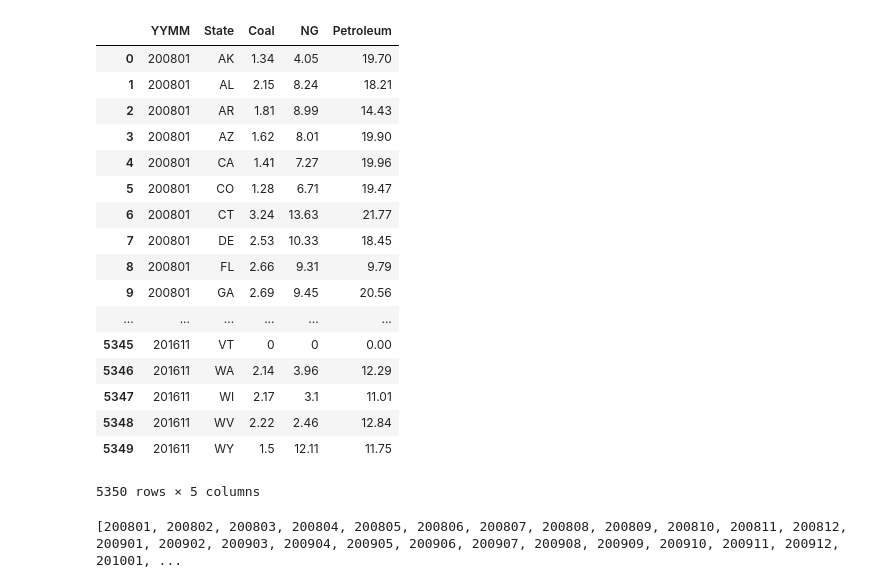
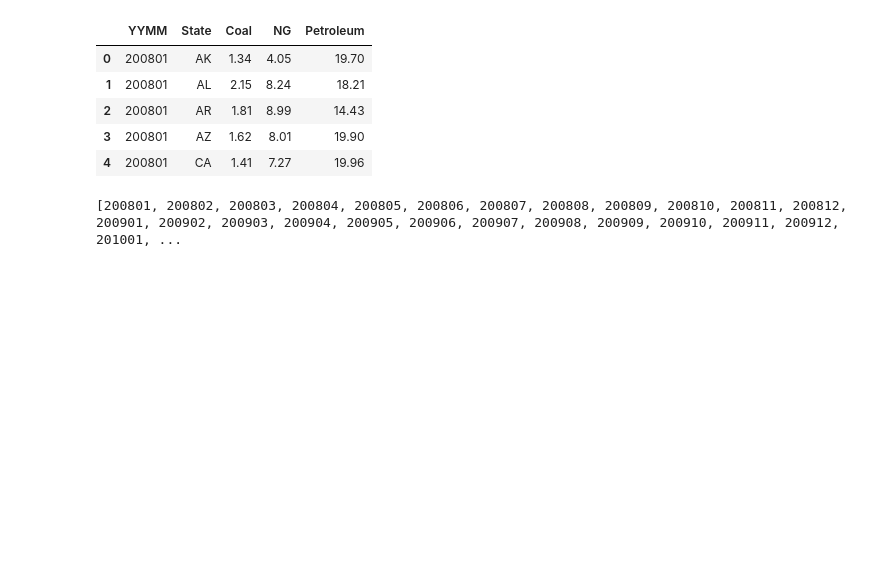
Before and after one commit to tydpan/EASE-Project, a Jupyter notebook: Arranged_Data/Conventional_Cost_2008to2016.ipynb, the cells around one changed output. Drawn from its saved outputs; the diff is of its cells as text; code cells hidden in the pictures; blank space fills up the shorter version.

```diff
--- a/Arranged_Data/Conventional_Cost_2008to2016.ipynb
+++ b/Arranged_Data/Conventional_Cost_2008to2016.ipynb
@@ -5,25 +5,14 @@ import matplotlib.pyplot as plt
 import itertools as it
 %matplotlib inline
 # %%
+# read the fossil cost data
 data = pd.read_csv("Fossil_Gen_Cost_df.csv")
-data
+data.head()
 # %% [output]
 |  | YYMM | State | Coal | NG | Petroleum |
 | 0 | 200801 | AK | 1.34 | 4.05 | 19.70 |
 | 1 | 200801 | AL | 2.15 | 8.24 | 18.21 |
 | 2 | 200801 | AR | 1.81 | 8.99 | 14.43 |
 | 3 | 200801 | AZ | 1.62 | 8.01 | 19.90 |
 | 4 | 200801 | CA | 1.41 | 7.27 | 19.96 |
-| 5 | 200801 | CO | 1.28 | 6.71 | 19.47 |
-| 6 | 200801 | CT | 3.24 | 13.63 | 21.77 |
-| 7 | 200801 | DE | 2.53 | 10.33 | 18.45 |
-| 8 | 200801 | FL | 2.66 | 9.31 | 9.79 |
-| 9 | 200801 | GA | 2.69 | 9.45 | 20.56 |
-| ... | ... | ... | ... | ... | ... |
-| 5345 | 201611 | VT | 0 | 0 | 0.00 |
-| 5346 | 201611 | WA | 2.14 | 3.96 | 12.29 |
-| 5347 | 201611 | WI | 2.17 | 3.1 | 11.01 |
-| 5348 | 201611 | WV | 2.22 | 2.46 | 12.84 |
-| 5349 | 201611 | WY | 1.5 | 12.11 | 11.75 |
-5350 rows × 5 columns
 # %%
```
Also changed, not shown: parts of 3 cells of this notebook.
